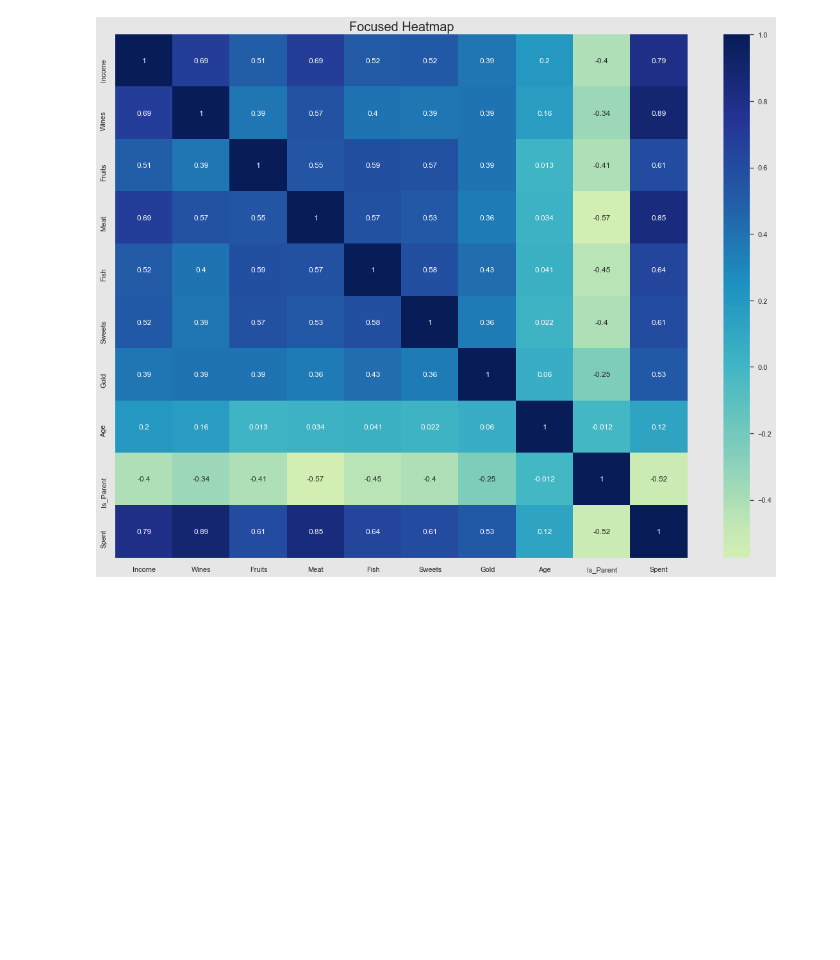
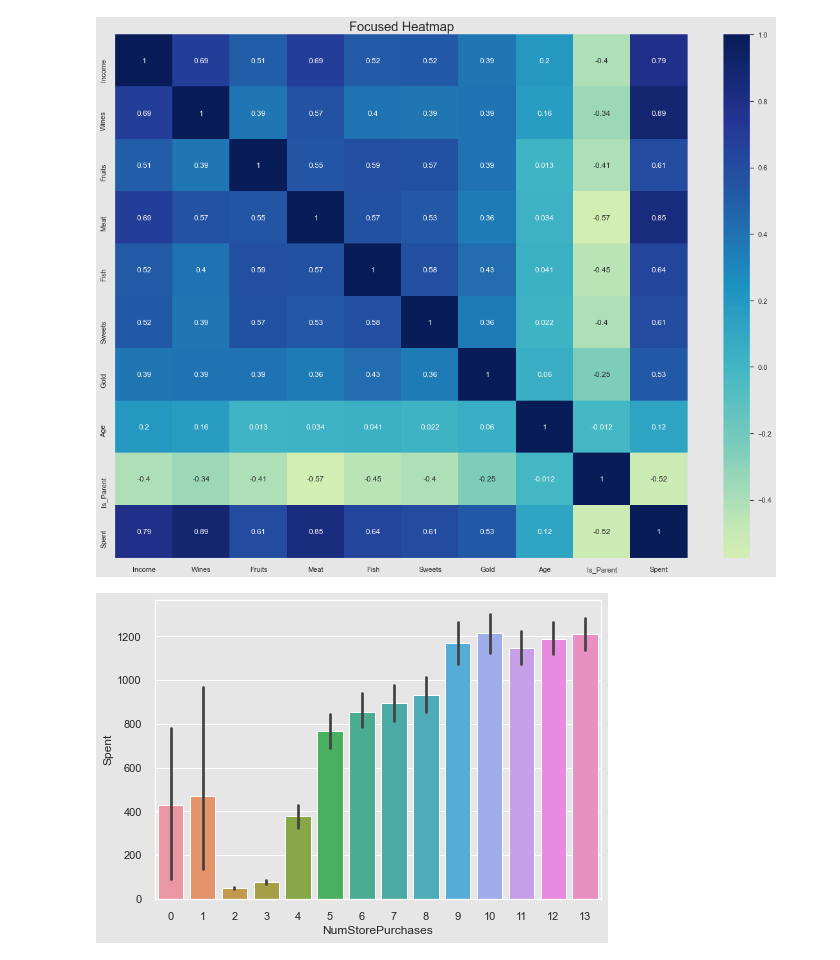
Before and after one commit to mehdirahman007/ml-masters, a Jupyter notebook: CustomerSegmentation.ipynb, the cells around one changed output. Cells and saved outputs as stored; diff of their text form; code cells hidden in the pictures; blank space fills up the shorter version.

Commit message:
new plots

```diff
--- a/CustomerSegmentation.ipynb
+++ b/CustomerSegmentation.ipynb
@@ -394,3 +394,7 @@ ax.set_title('Focused Heatmap', size= 20)
 plt.savefig("images/heatmap2.png")
 # %% [output]
 [figure]
+# %%
+ax = sns.barplot(x="NumStorePurchases", y="Spent", data=cust_df)
+# %% [output]
+[figure, added]
```
Also changed, not shown: parts of 4 cells of this notebook.
